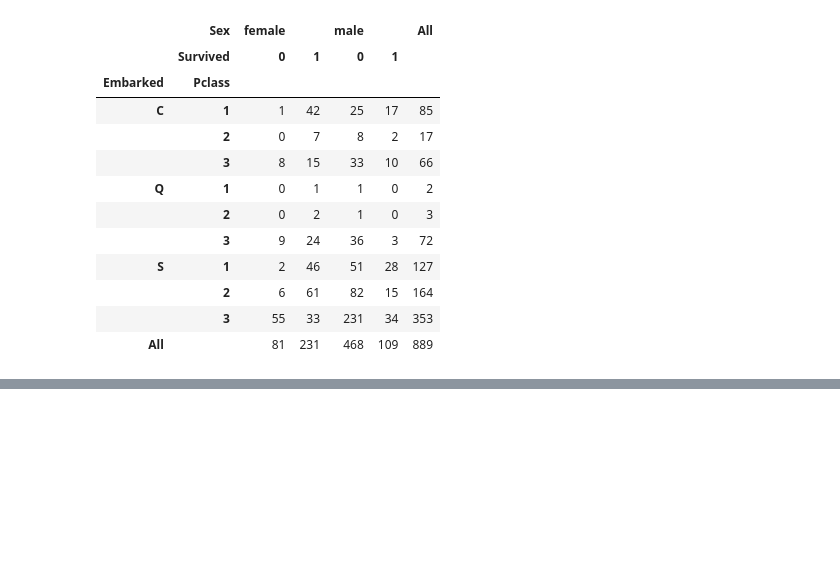
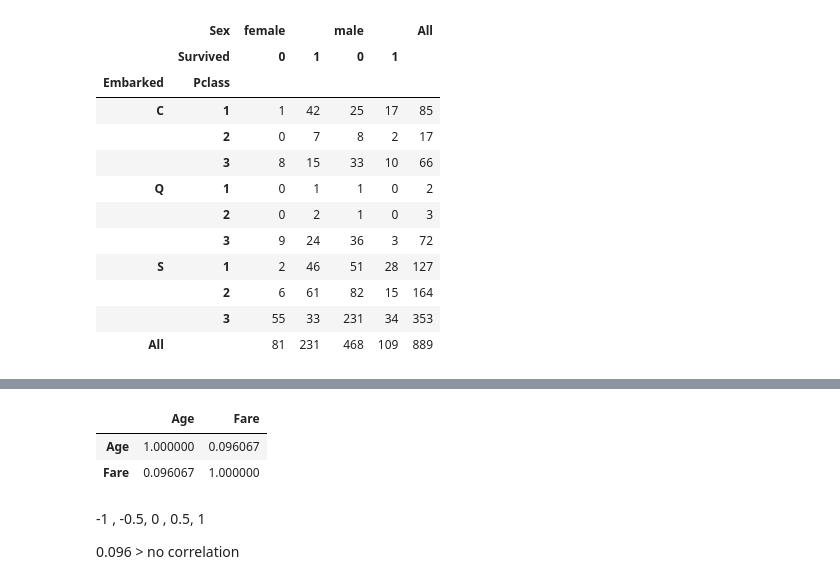
Before and after one commit to GaneshPokharel-tech/datascience, a Jupyter notebook: pandas/Exploration.ipynb, the cells around one changed output, grey strips where cells are left out. Cells and saved outputs as stored; diff of their text form; code cells hidden in the pictures; blank space fills up the shorter version.

```diff
--- a/pandas/Exploration.ipynb
+++ b/pandas/Exploration.ipynb
@@ -169,0 +257,10 @@ pd.crosstab(
+# %%
+titanic_data[["Age","Fare"]].corr()
+# %% [output]
+|  | Age | Fare |
+| Age | 1.000000 | 0.096067 |
+| Fare | 0.096067 | 1.000000 |
+# %% [markdown]
+-1 , -0.5, 0 , 0.5, 1
+
+0.096 > no correlation
```
Also changed, not shown: parts of 18 cells of this notebook, 5 other files.
